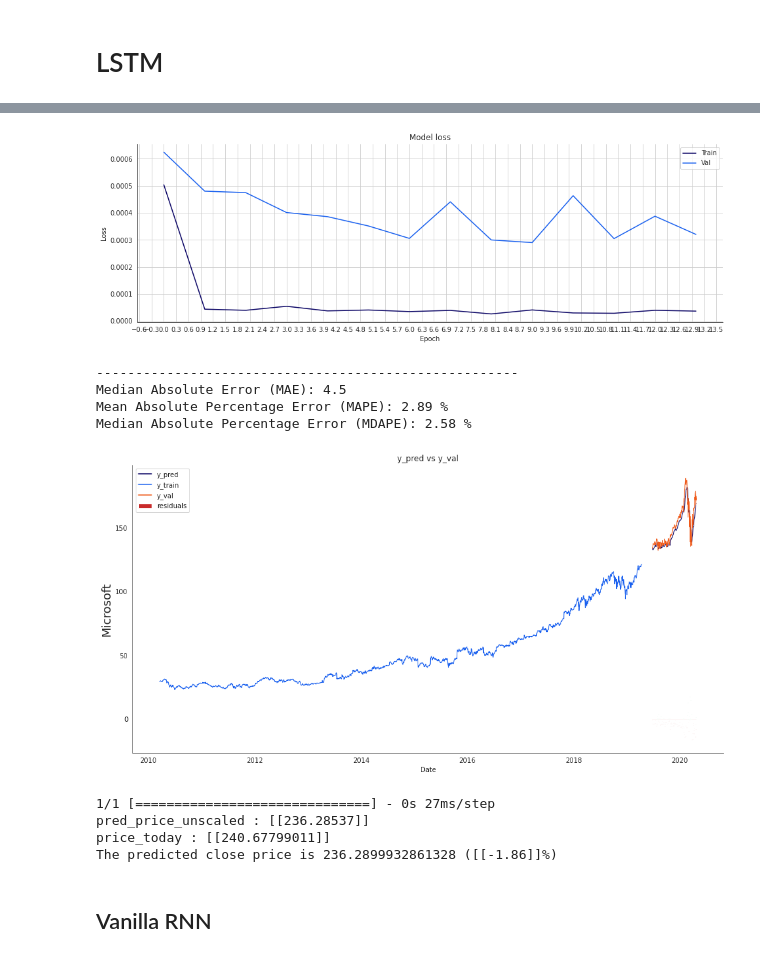
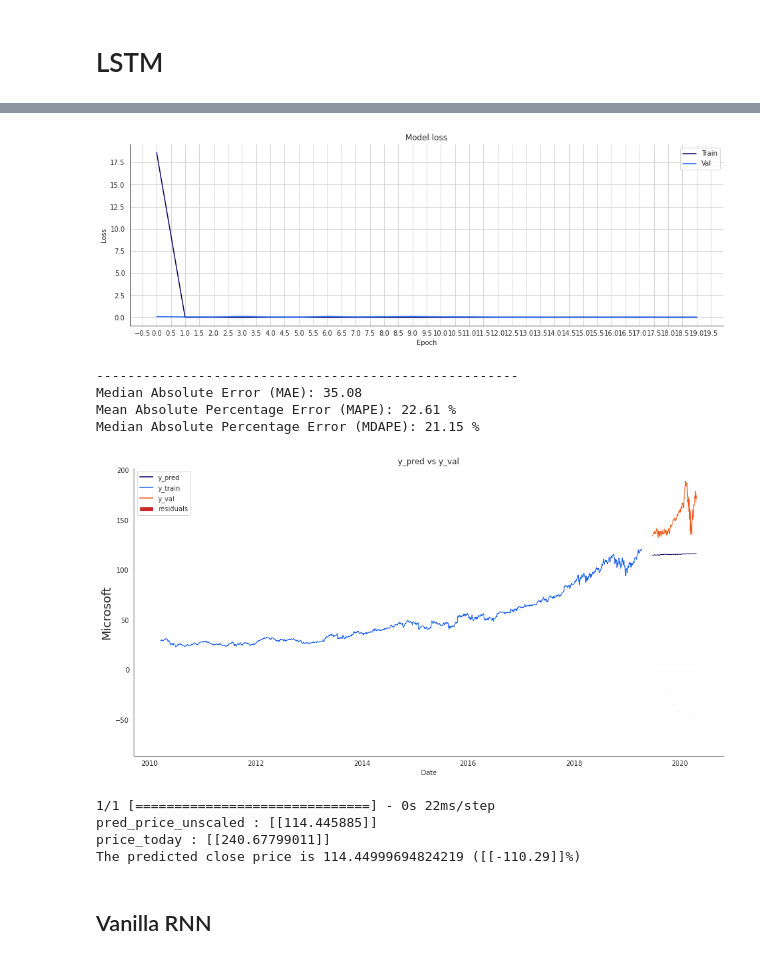
Before and after one commit to Anomaly1702/Ass3_Rnn, a Jupyter notebook: ASS3_RNN.ipynb, the cells around one changed output, grey strips where cells are left out. Drawn from its saved outputs; the diff is of its cells as text; code cells hidden in the pictures.

```diff
--- a/ASS3_RNN.ipynb
+++ b/ASS3_RNN.ipynb
@@ -346,7 +346,7 @@ class LSTM_cls(Basenet):
     return model
 # %%
 optimizer = 'adam'
-lr=0.001
+lr=0.1
 batch_size = 16
 epochs = 20
 index_Close = 3
@@ -394,8 +394,8 @@ Epoch 14: early stopping
-[figure, old version]
+[figure, new version]
 ------------------------------------------------------
-Median Absolute Error (MAE): 4.5
-Mean Absolute Percentage Error (MAPE): 2.89 %
-Median Absolute Percentage Error (MDAPE): 2.58 %
+Median Absolute Error (MAE): 35.08
+Mean Absolute Percentage Error (MAPE): 22.61 %
+Median Absolute Percentage Error (MDAPE): 21.15 %
 # %%
 # The date from which on the date is displayed
 display_start_date = start_d
@@ -424,7 +424,7 @@ ax1.bar(height=df_union_zoom['residuals'].dropna(), x=df_union_zoom['residuals']
 plt.legend()
 plt.show()
 # %% [output]
-[figure, old version]
+[figure, new version]
 # %%
 
 df_temp = lstm.test_set[-lstm.sequence_length:]
@@ -453,10 +453,10 @@ change_percent = np.round(100 - (x * 100)/predicted_price, 2)
 plus = '+'; minus = ''
 print(f'The predicted close price is {predicted_price} ({plus if change_percent > 0 else minus}{change_percent}%)')
 # %% [output]
-1/1 [==============================] - 0s 27ms/step
-pred_price_unscaled : [[236.28537]]
+1/1 [==============================] - 0s 22ms/step
+pred_price_unscaled : [[114.445885]]
 price_today : [[240.67799011]]
-The predicted close price is 236.2899932861328 ([[-1.86]]%)
+The predicted close price is 114.44999694824219 ([[-110.29]]%)
 # %% [markdown]
 ## Vanilla RNN
 # %%
```
Also changed, not shown: parts of 10 cells of this notebook.
